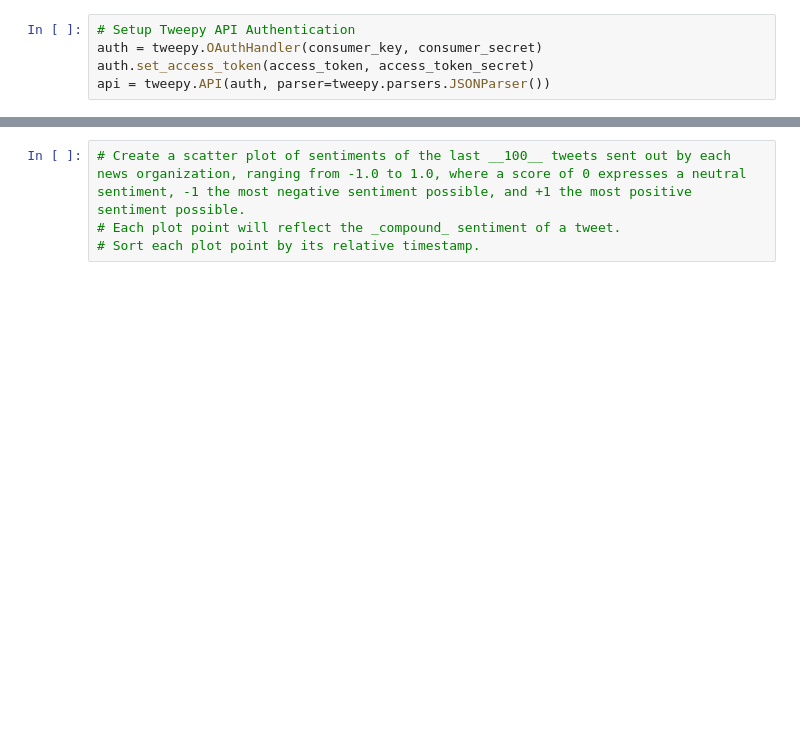
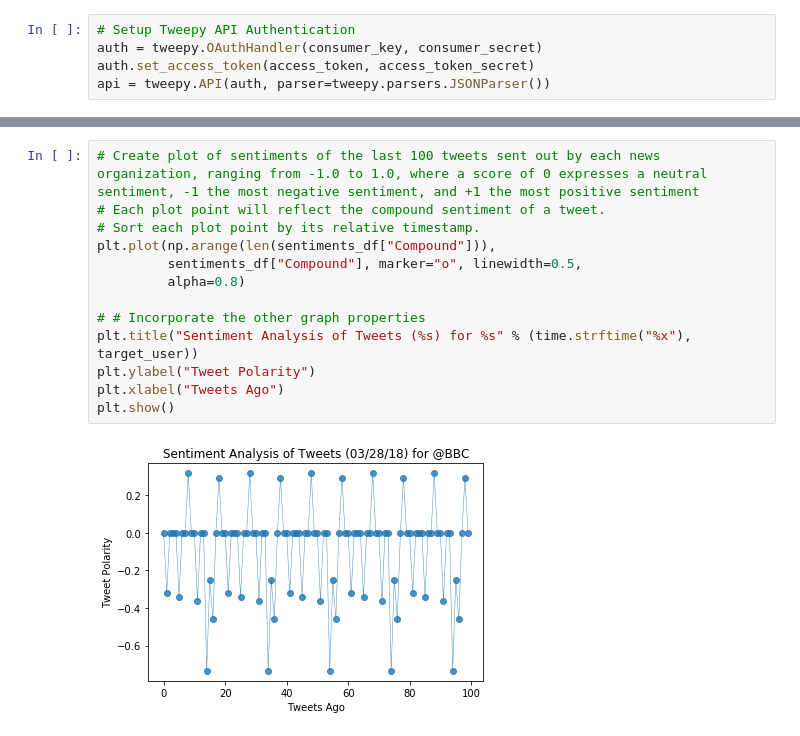
Before and after one commit to ehyoder/Social_Analytics_HW, a Jupyter notebook: Social_Analytics_Hw.ipynb, the cells around one changed output, grey strips where cells are left out. Cells and saved outputs as stored; diff of their text form; blank space fills up the shorter version.

Commit message:
working draft of news sentiments analysis

```diff
--- a/Social_Analytics_Hw.ipynb
+++ b/Social_Analytics_Hw.ipynb
@@ -25,4 +75,15 @@ api = tweepy.API(auth, parser=tweepy.parsers.JSONParser())
 # %%
-# Create a scatter plot of sentiments of the last __100__ tweets sent out by each news organization, ranging from -1.0 to 1.0, where a score of 0 expresses a neutral sentiment, -1 the most negative sentiment possible, and +1 the most positive sentiment possible.
-# Each plot point will reflect the _compound_ sentiment of a tweet.
+# Create plot of sentiments of the last 100 tweets sent out by each news organization, ranging from -1.0 to 1.0, where a score of 0 expresses a neutral sentiment, -1 the most negative sentiment, and +1 the most positive sentiment
+# Each plot point will reflect the compound sentiment of a tweet.
 # Sort each plot point by its relative timestamp.
+plt.plot(np.arange(len(sentiments_df["Compound"])),
+         sentiments_df["Compound"], marker="o", linewidth=0.5,
+         alpha=0.8)
+
+# # Incorporate the other graph properties
+plt.title("Sentiment Analysis of Tweets (%s) for %s" % (time.strftime("%x"), target_user))
+plt.ylabel("Tweet Polarity")
+plt.xlabel("Tweets Ago")
+plt.show()
+# %% [output]
+[figure, added]
```
Also changed, not shown: parts of 4 cells of this notebook.
